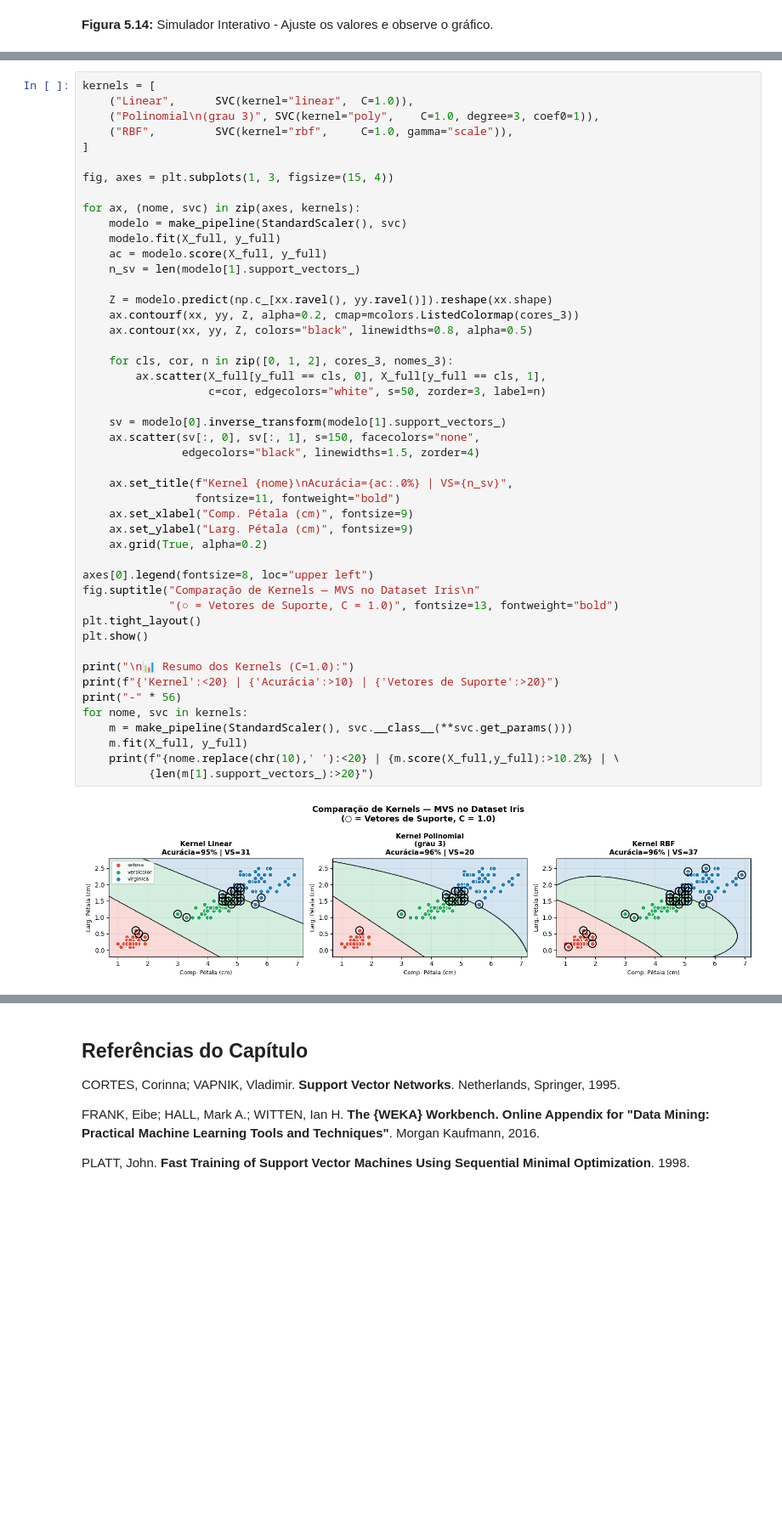
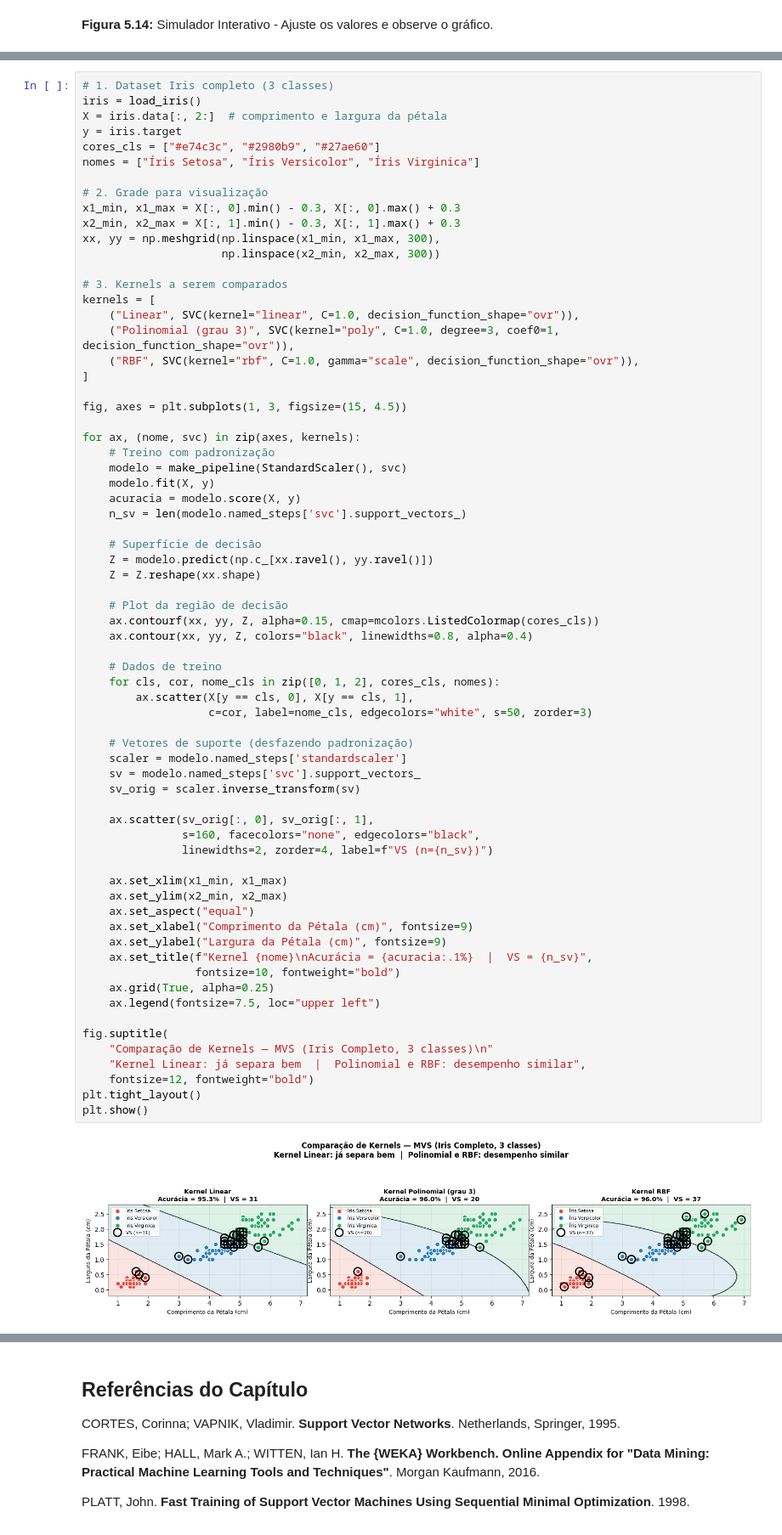
Before and after one commit to fzampirolli/si-md2, a Jupyter notebook: si-md2/notebooks_alunos/cap05/cap05_aluno.ipynb, the cells around one changed output, grey strips where cells are left out. Shown at 85% size. Drawn from its saved outputs; the diff is of its cells as text; blank space fills up the shorter version.

```diff
--- a/si-md2/notebooks_alunos/cap05/cap05_aluno.ipynb
+++ b/si-md2/notebooks_alunos/cap05/cap05_aluno.ipynb
@@ -685,49 +728,70 @@ for C in valores_C:
 # %%
+# 1. Dataset Iris completo (3 classes)
+iris = load_iris()
+X = iris.data[:, 2:]  # comprimento e largura da pétala
+y = iris.target
+cores_cls = ["#e74c3c", "#2980b9", "#27ae60"]
+nomes = ["Íris Setosa", "Íris Versicolor", "Íris Virginica"]
+
+# 2. Grade para visualização
+x1_min, x1_max = X[:, 0].min() - 0.3, X[:, 0].max() + 0.3
+x2_min, x2_max = X[:, 1].min() - 0.3, X[:, 1].max() + 0.3
+xx, yy = np.meshgrid(np.linspace(x1_min, x1_max, 300),
+                     np.linspace(x2_min, x2_max, 300))
+
+# 3. Kernels a serem comparados
 kernels = [
-    ("Linear",      SVC(kernel="linear",  C=1.0)),
-    ("Polinomial\n(grau 3)", SVC(kernel="poly",    C=1.0, degree=3, coef0=1)),
-    ("RBF",         SVC(kernel="rbf",     C=1.0, gamma="scale")),
+    ("Linear", SVC(kernel="linear", C=1.0, decision_function_shape="ovr")),
+    ("Polinomial (grau 3)", SVC(kernel="poly", C=1.0, degree=3, coef0=1, decision_function_shape="ovr")),
+    ("RBF", SVC(kernel="rbf", C=1.0, gamma="scale", decision_function_shape="ovr")),
 ]
 
-fig, axes = plt.subplots(1, 3, figsize=(15, 4))
+fig, axes = plt.subplots(1, 3, figsize=(15, 4.5))
 
 for ax, (nome, svc) in zip(axes, kernels):
+    # Treino com padronização
     modelo = make_pipeline(StandardScaler(), svc)
-    modelo.fit(X_full, y_full)
-    ac = modelo.score(X_full, y_full)
-    n_sv = len(modelo[1].support_vectors_)
+    modelo.fit(X, y)
+    acuracia = modelo.score(X, y)
+    n_sv = len(modelo.named_steps['svc'].support_vectors_)
 
-    Z = modelo.predict(np.c_[xx.ravel(), yy.ravel()]).reshape(xx.shape)
-    ax.contourf(xx, yy, Z, alpha=0.2, cmap=mcolors.ListedColormap(cores_3))
-    ax.contour(xx, yy, Z, colors="black", linewidths=0.8, alpha=0.5)
+    # Superfície de decisão
+    Z = modelo.predict(np.c_[xx.ravel(), yy.ravel()])
+    Z = Z.reshape(xx.shape)
 
-    for cls, cor, n in zip([0, 1, 2], cores_3, nomes_3):
-        ax.scatter(X_full[y_full == cls, 0], X_full[y_full == cls, 1],
-                   c=cor, edgecolors="white", s=50, zorder=3, label=n)
+    # Plot da região de decisão
+    ax.contourf(xx, yy, Z, alpha=0.15, cmap=mcolors.ListedColormap(cores_cls))
+    ax.contour(xx, yy, Z, colors="black", linewidths=0.8, alpha=0.4)
 
-    sv = modelo[0].inverse_transform(modelo[1].support_vectors_)
-    ax.scatter(sv[:, 0], sv[:, 1], s=150, facecolors="none",
-               edgecolors="black", linewidths=1.5, zorder=4)
+    # Dados de treino
+    for cls, cor, nome_cls in zip([0, 1, 2], cores_cls, nomes):
+        ax.scatter(X[y == cls, 0], X[y == cls, 1],
+                   c=cor, label=nome_cls, edgecolors="white", s=50, zorder=3)
 
-    ax.set_title(f"Kernel {nome}\nAcurácia={ac:.0%} | VS={n_sv}",
-                 fontsize=11, fontweight="bold")
-    ax.set_xlabel("Comp. Pétala (cm)", fontsize=9)
-    ax.set_ylabel("Larg. Pétala (cm)", fontsize=9)
-    ax.grid(True, alpha=0.2)
+    # Vetores de suporte (desfazendo padronização)
+    scaler = modelo.named_steps['standardscaler']
+    sv = modelo.named_steps['svc'].support_vectors_
+    sv_orig = scaler.inverse_transform(sv)
 
-axes[0].legend(fontsize=8, loc="upper left")
-fig.suptitle("Comparação de Kernels — MVS no Dataset Iris\n"
-             "(○ = Vetores de Suporte, C = 1.0)", fontsize=13, fontweight="bold")
+    ax.scatter(sv_orig[:, 0], sv_orig[:, 1],
+               s=160, facecolors="none", edgecolors="black",
+               linewidths=2, zorder=4, label=f"VS (n={n_sv})")
+
+    ax.set_xlim(x1_min, x1_max)
+    ax.set_ylim(x2_min, x2_max)
+    ax.set_aspect("equal")
+    ax.set_xlabel("Comprimento da Pétala (cm)", fontsize=9)
+    ax.set_ylabel("Largura da Pétala (cm)", fontsize=9)
+    ax.set_title(f"Kernel {nome}\nAcurácia = {acuracia:.1%}  |  VS = {n_sv}",
+                 fontsize=10, fontweight="bold")
+    ax.grid(True, alpha=0.25)
+    ax.legend(fontsize=7.5, loc="upper left")
+
+fig.suptitle(
+    "Comparação de Kernels — MVS (Iris Completo, 3 classes)\n"
+    "Kernel Linear: já separa bem  |  Polinomial e RBF: desempenho similar",
+    fontsize=12, fontweight="bold")
 plt.tight_layout()
 plt.show()
-
-print("\n📊 Resumo dos Kernels (C=1.0):")
-print(f"{'Kernel':<20} | {'Acurácia':>10} | {'Vetores de Suporte':>20}")
-print("-" * 56)
-for nome, svc in kernels:
-    m = make_pipeline(StandardScaler(), svc.__class__(**svc.get_params()))
-    m.fit(X_full, y_full)
-    print(f"{nome.replace(chr(10),' '):<20} | {m.score(X_full,y_full):>10.2%} | \
-          {len(m[1].support_vectors_):>20}")
 # %% [output]
-[figure, old version]
+[figure, new version]
```
Also changed, not shown: parts of 11 cells of this notebook, 8 other files.
